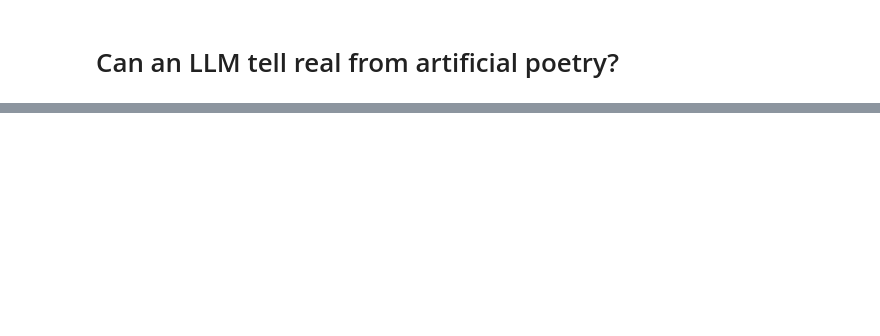
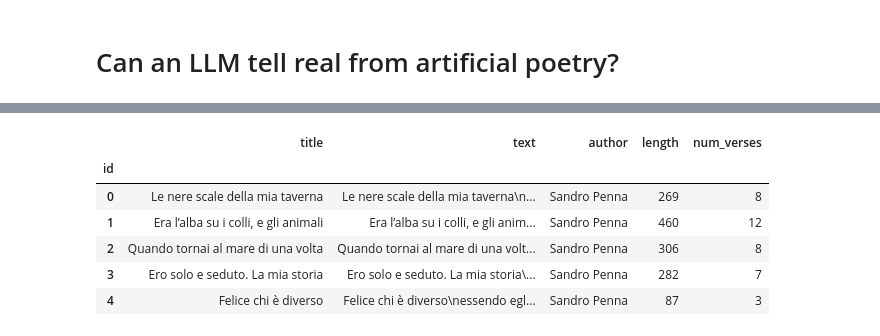
Before and after one commit to bsassoli/llm-poetry, a Jupyter notebook: llm-poesia-ita.ipynb, the cells around one changed output, grey strips where cells are left out. Saved outputs shown, nothing was run; the diff lists cells and outputs as text; code cells hidden in the pictures; blank space fills up the shorter version.

```diff
--- a/llm-poesia-ita.ipynb
+++ b/llm-poesia-ita.ipynb
@@ -42,0 +92,10 @@ Name: 3, dtype: object
+# %%
+df.head()
+# %% [output]
+|  | title | text | author | length | num_verses |
+| id |  |  |  |  |  |
+| 0 | Le nere scale della mia taverna | Le nere scale della mia taverna\n... | Sandro Penna | 269 | 8 |
+| 1 | Era l’alba su i colli, e gli animali | Era l’alba su i colli, e gli anim... | Sandro Penna | 460 | 12 |
+| 2 | Quando tornai al mare di una volta | Quando tornai al mare di una volt... | Sandro Penna | 306 | 8 |
+| 3 | Ero solo e seduto. La mia storia | Ero solo e seduto. La mia storia\... | Sandro Penna | 282 | 7 |
+| 4 | Felice chi è diverso | Felice chi è diverso\nessendo egl... | Sandro Penna | 87 | 3 |
```
Also changed, not shown: parts of 25 cells of this notebook, 10 other files.
